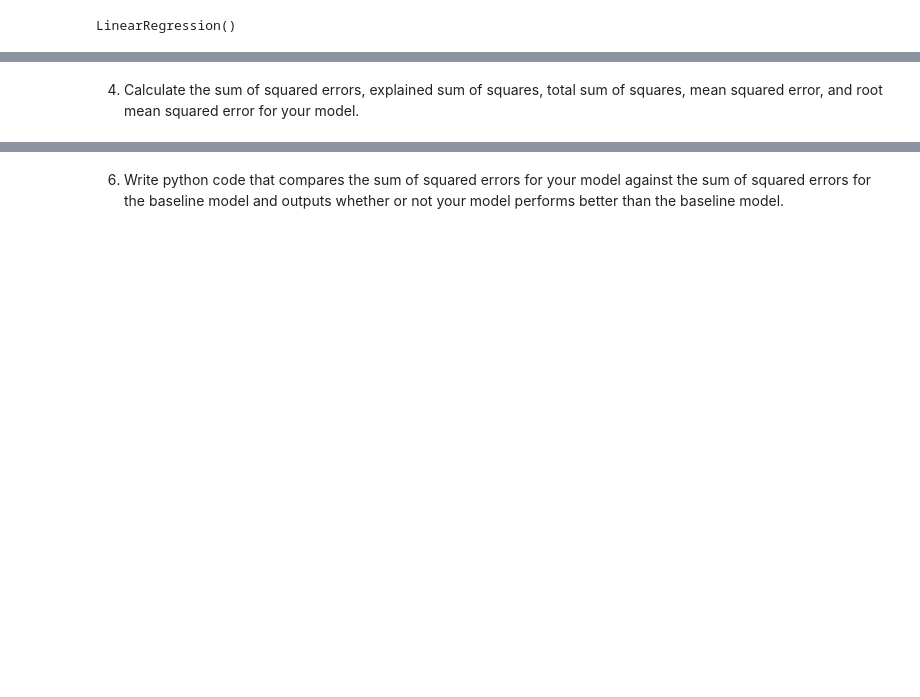
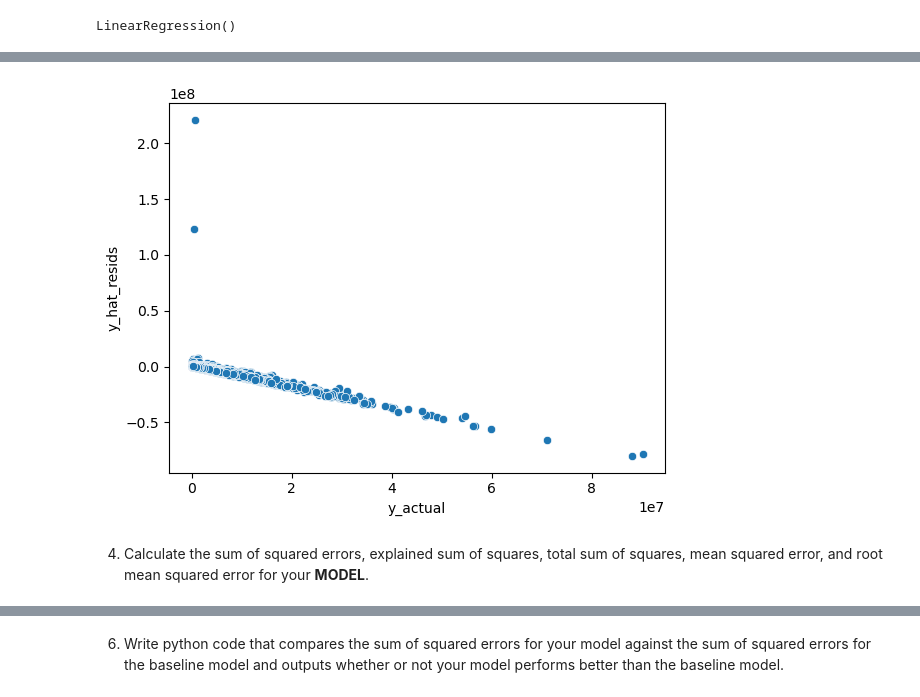
Before and after one commit to Marc-Aradillas/regression-exercises, a Jupyter notebook: evaluate.ipynb, the cells around one changed output, grey strips where cells are left out. Cells and saved outputs as stored; diff of their text form; code cells hidden in the pictures; blank space fills up the shorter version.

```diff
--- a/evaluate.ipynb
+++ b/evaluate.ipynb
@@ -94,3 +102,9 @@ Modify and add to the code above as necessary for it to work with the zillow dat
 3. Plot the residuals for the linear regression model that you made.
+# %%
+# calculated and ploted residulas for model
+sns.scatterplot(data=preds, x='y_actual', y='y_hat_resids')
+plt.show()
+# %% [output]
+[figure, added]
 # %% [markdown]
-4. Calculate the sum of squared errors, explained sum of squares, total sum of squares, mean squared error, and root mean squared error for your model.
+4. Calculate the sum of squared errors, explained sum of squares, total sum of squares, mean squared error, and root mean squared error for your **MODEL**.
```
Also changed, not shown: parts of 36 cells of this notebook.
